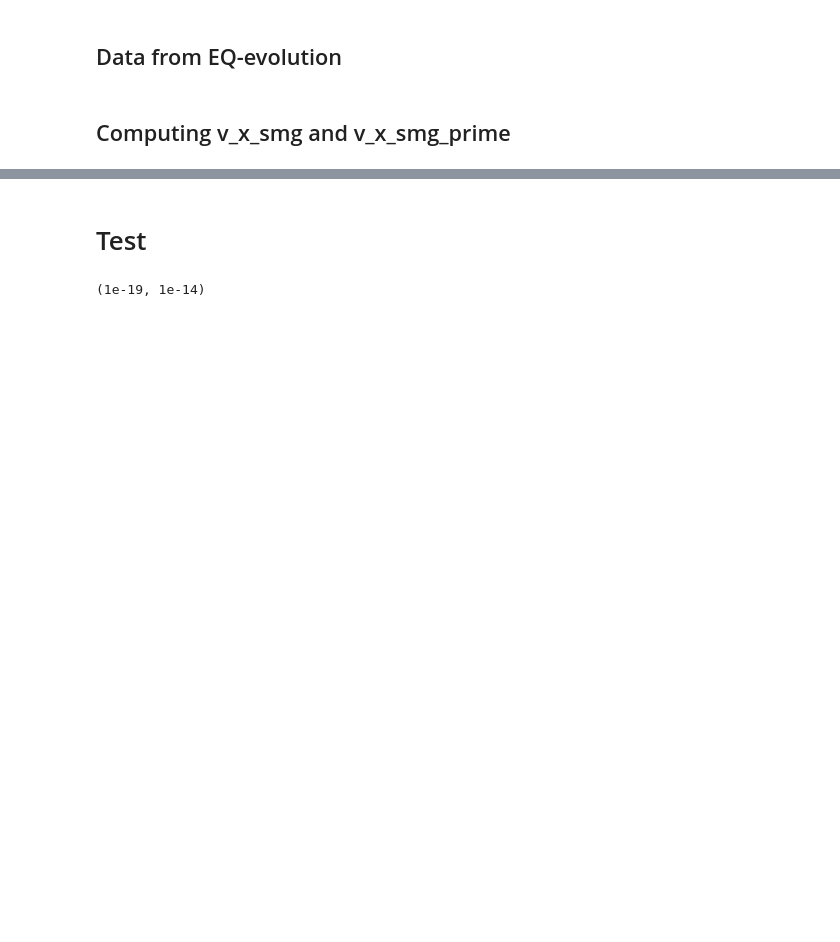
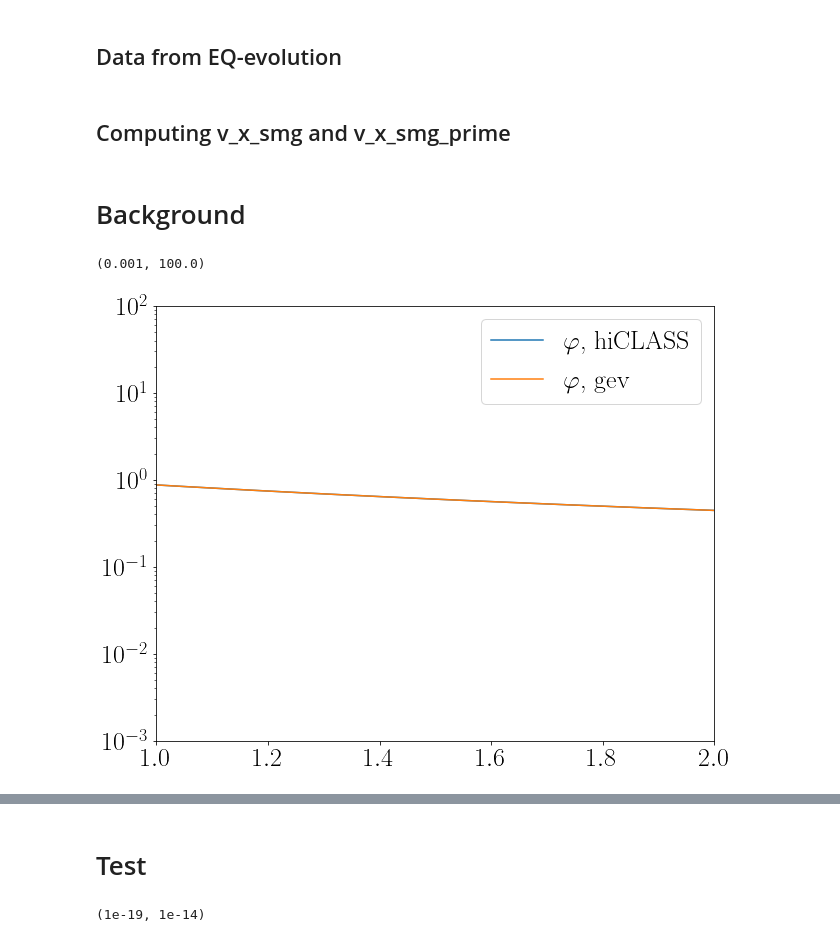
Before and after one commit to alessandrocasalino/EQ_hi_class, a Jupyter notebook: notebooks/Quintessence.ipynb, the cells around one changed output, grey strips where cells are left out. Saved outputs shown, nothing was run; the diff lists cells and outputs as text; code cells hidden in the pictures; blank space fills up the shorter version.

```diff
--- a/notebooks/Quintessence.ipynb
+++ b/notebooks/Quintessence.ipynb
@@ -86 +86,30 @@ scalar_field_prime = (Vx_prime)# * scalar_p(zini) + Vx * (- Hconf0_gev * scalar_
 # scalar_field_prime = scalar_field_prime/H0/Hconf0_gev
+# %% [markdown]
+# Background
+# %%
+
+plt.rc('text', usetex=True)
+font = {'family' : 'normal',
+        'weight' : 'bold',
+        'size'   : text_size}
+
+matplotlib.rc('font', **font)
+plt.figure(figsize=(10,8))
+
+
+
+###### hiclass results:
+#
+plt.plot(1+bg[:,0], bg[:,28] , label = "$\\varphi$, hiCLASS")
+plt.plot(1+(1./gev_bg[:,2]-1), gev_bg[:,4]*Hconf0_gev, label = "$\\varphi$, gev")
+
+
+plt.legend()
+# plt.ylabel(r"$$")
+# plt.xscale('log')
+plt.yscale('log')
+plt.xlim(1,2)
+plt.ylim(1.e-3,1.e2)
+# %% [output]
+(0.001, 100.0)
+[figure, added]
```
Also changed, not shown: parts of 6 cells of this notebook.
